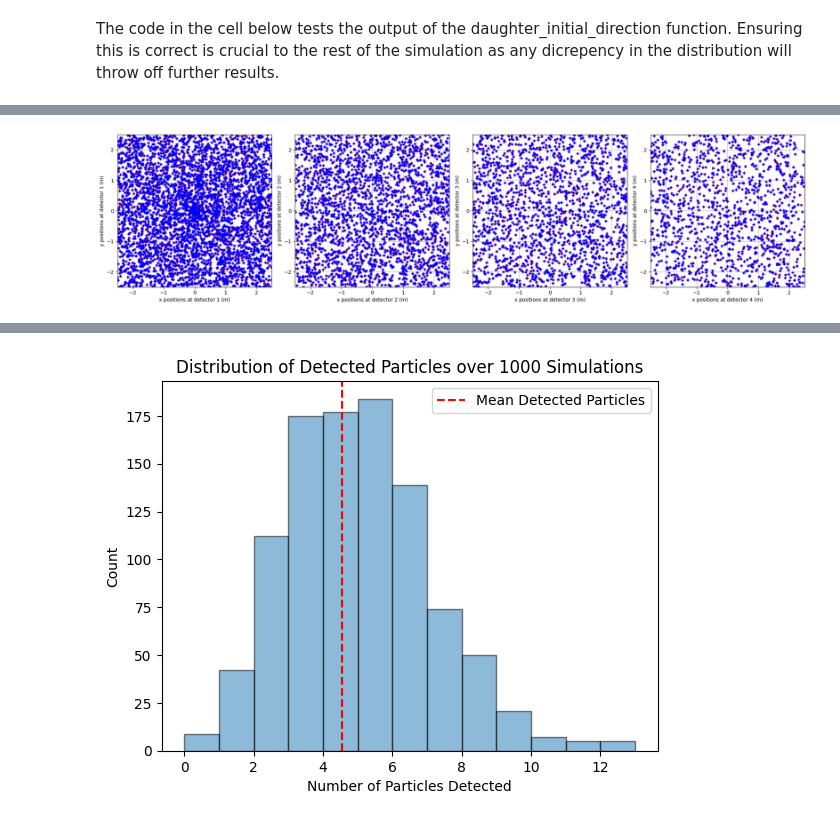
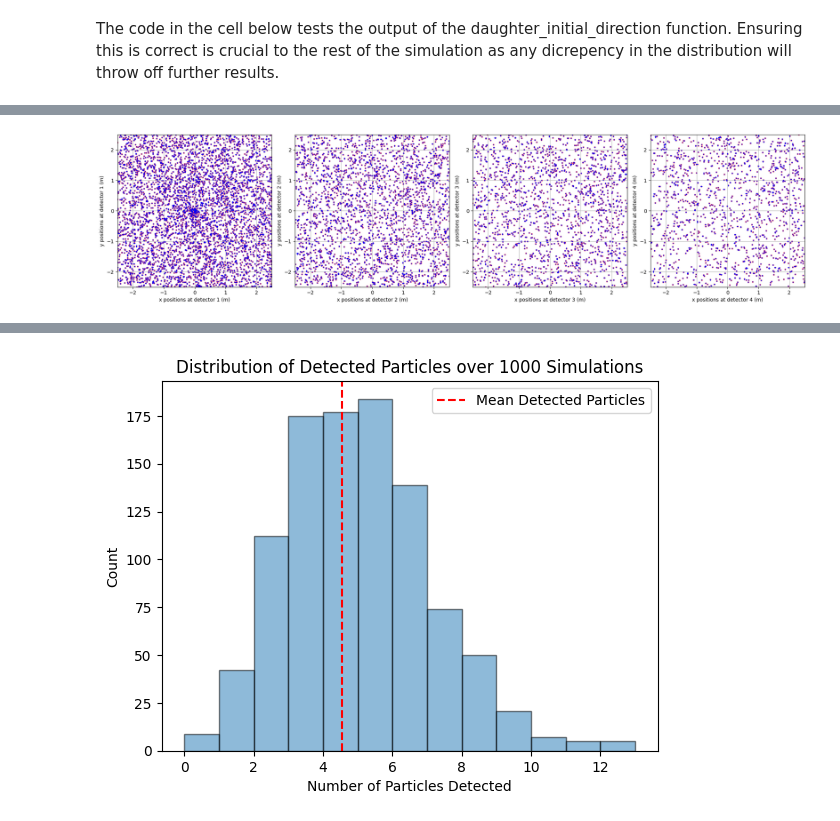
Before and after one commit to jpjharg/Coding-and-ML-year3, a Jupyter notebook: TB1/Project 1 - Option B.ipynb, the cells around one changed output, grey strips where cells are left out. Saved outputs shown, nothing was run; the diff lists cells and outputs as text; code cells hidden in the pictures.

```diff
--- a/TB1/Project 1 - Option B.ipynb
+++ b/TB1/Project 1 - Option B.ipynb
@@ -12,6 +12,13 @@ import pandas as pd
 from scipy import stats
 from scipy.integrate import quad
 from IPython.display import Markdown
+# %%
+# the base parameters are defined as stated in the assignment brief
+N = 10**6
+mean_v = 2000
+std_v = 50
+Lambda = 0.0025
+a = b = 2.5
 # %% [markdown]
 These first two functions create and decay a single particle according to the parameters given. $z$-velocity is drawn from a normal distributionn while decay time is drawn from an exponential distribution.
 # %%
@@ -100,7 +104,7 @@ def daughter_initial_direction(N):
     x = np.sin(theta) * np.cos(phi)
     y = np.sin(theta) * np.sin(phi)
     z = np.cos(theta)
-    norm = np.sqqrt(x**2 + y**2 + z**2)
+    norm = np.sqrt(x**2 + y**2 + z**2)
     x /= norm
     y /= norm
     z /= norm
@@ -294,0 +222,30 @@ run
+# %%
+
+def simulation(N = 10**6, mean_v = 2000, std_v = 50, Lambda = 0.0025, detector_positions = [30,35,40,45]):
+
+    decay_z_pos = generate_and_decay(N, mean_v, std_v, Lambda)
+    x, y, z = daughter_initial_direction(N)
+    m_x, m_y, c_x, c_y, valid_mask = daughter_position_eqn(detector_positions, decay_z_pos, x, y, z)
+
+    num_hits, hits_out = detect_hits(detector_positions, m_x, m_y, c_x, c_y, valid_mask)
+
+    column_names = ['x1', 'x1_err', 'y1', 'y1_err', 'z1', 'x2', 'x2_err', 'y2', 'y2_err', 'z2',
+                    'x3', 'x3_err', 'y3', 'y3_err', 'z3', 'x4', 'x4_err', 'y4', 'y4_err', 'z4']
+    df = pd.DataFrame(hits_out, columns=column_names)
+
+    return df, num_hits
+
+
+
+N = 10**6
+mean_v = 2000
+std_v = 50
+Lambda = 0.0025
+detector_positions = [30,35,40,45]
+
+run, num_hits = simulation(N, mean_v, std_v, Lambda, detector_positions)
+
+run.head()
+
+
+# neaten out
@@ -295,22 +259,22 @@ run
 # %%
 fig, axes = plt.subplots(1, 4, figsize=(20, 5))
 
 for i, ax_i in enumerate(axes):
     xcol = f'x{i+1}'
     ycol = f'y{i+1}'
     mask = (run[xcol] != 0) | (run[ycol] != 0)  # plot only non-zero hits
-    ax_i.scatter(run.loc[mask, xcol], run.loc[mask, ycol], s=10, color='red', marker="X")
-    ax_i.errorbar(run.loc[mask, xcol], run.loc[mask, ycol], xerr=run.loc[mask, f'{xcol}_err'], yerr=run.loc[mask, f'{ycol}_err'], fmt='none', ecolor='blue', capsize=3)
+    ax_i.scatter(run.loc[mask, xcol], run.loc[mask, ycol], s=5, color='red', marker="x")
+    ax_i.errorbar(run.loc[mask, xcol], run.loc[mask, ycol], xerr=run.loc[mask, f'{xcol}_err'], yerr=run.loc[mask, f'{ycol}_err'], fmt='none', ecolor='blue', capsize=1)
     ax_i.set_xlabel(f'x positions at detector {i+1} (m)')
     ax_i.set_ylabel(f'y positions at detector {i+1} (m)')
     ax_i.set_xlim(-2.5, 2.5)
     ax_i.set_ylim(-2.5, 2.5)
     ax_i.grid(True)
 
 plt.tight_layout()
 plt.show()
 # %% [output]
-[figure, old version]
+[figure, new version]
 # %%
 plt.hist(num_hits_list, bins=np.arange(min(num_hits_list)+1, max(num_hits_list) + 2) - 0.5, alpha=0.5)
 # %% [output]
```
Also changed, not shown: parts of 14 cells of this notebook.
